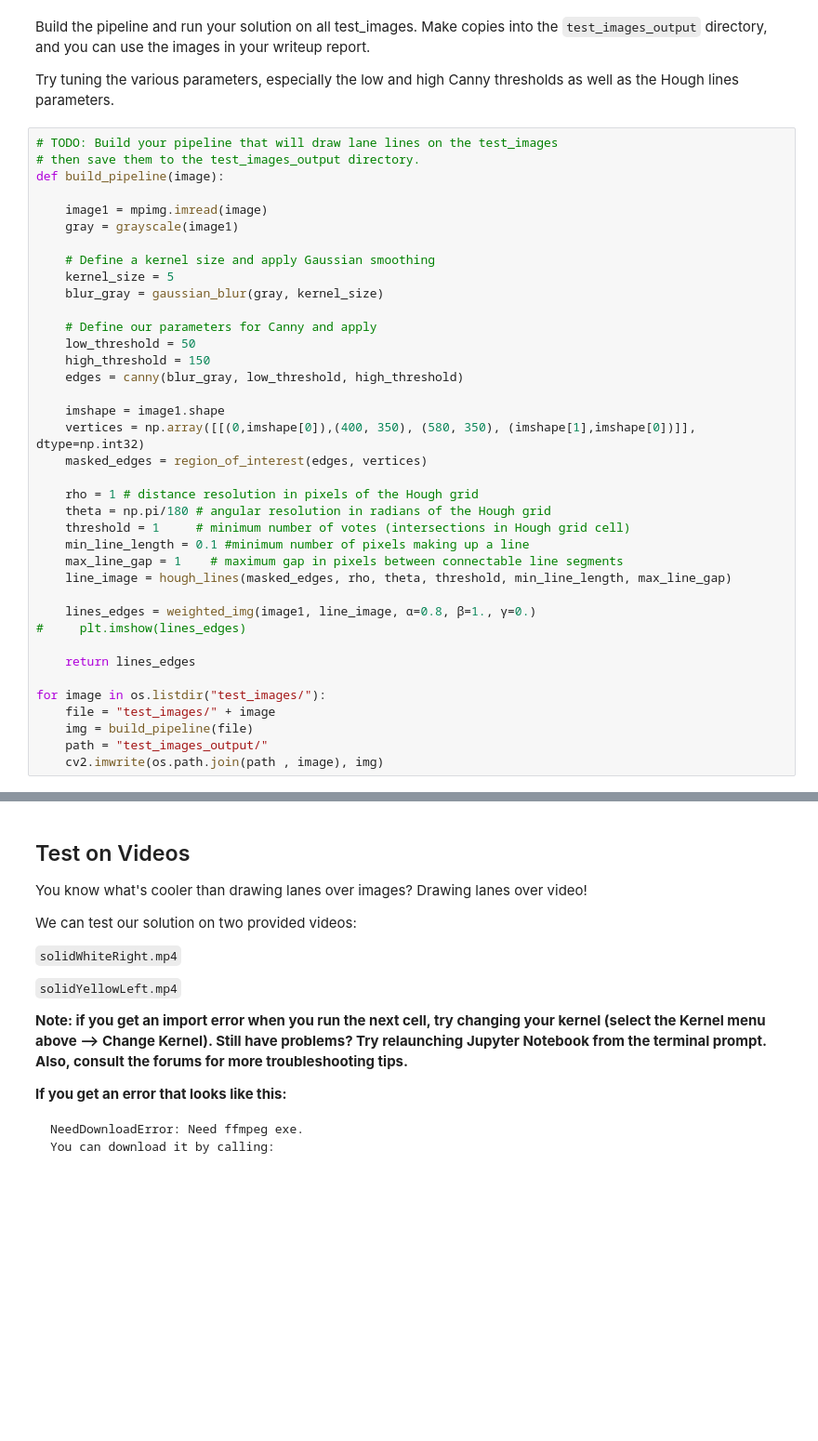
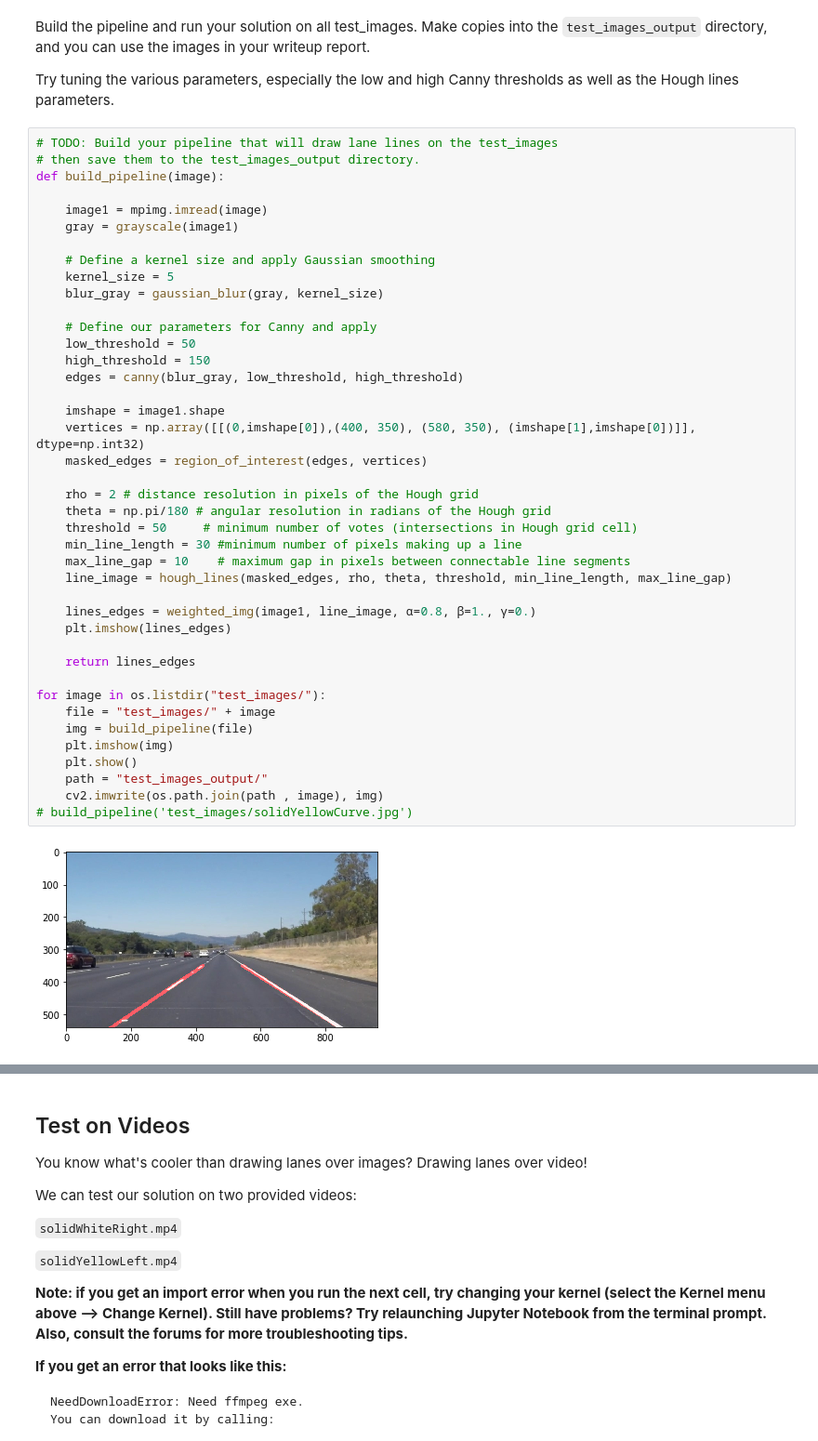
Before and after one commit to srinivasvukkalkar/FindingLaneLines, a Jupyter notebook: P1.ipynb, the cells around one changed output, grey strips where cells are left out. Shown at 93% size. Drawn from its saved outputs; the diff is of its cells as text; blank space fills up the shorter version.

```diff
--- a/P1.ipynb
+++ b/P1.ipynb
@@ -199,35 +248,40 @@ Try tuning the various parameters, especially the low and high Canny thresholds
 def build_pipeline(image):
 
     image1 = mpimg.imread(image)
     gray = grayscale(image1)
 
     # Define a kernel size and apply Gaussian smoothing
     kernel_size = 5
     blur_gray = gaussian_blur(gray, kernel_size)
 
     # Define our parameters for Canny and apply
     low_threshold = 50
     high_threshold = 150
     edges = canny(blur_gray, low_threshold, high_threshold)
 
     imshape = image1.shape
     vertices = np.array([[(0,imshape[0]),(400, 350), (580, 350), (imshape[1],imshape[0])]], dtype=np.int32)
     masked_edges = region_of_interest(edges, vertices)
 
-    rho = 1 # distance resolution in pixels of the Hough grid
+    rho = 2 # distance resolution in pixels of the Hough grid
     theta = np.pi/180 # angular resolution in radians of the Hough grid
-    threshold = 1     # minimum number of votes (intersections in Hough grid cell)
-    min_line_length = 0.1 #minimum number of pixels making up a line
-    max_line_gap = 1    # maximum gap in pixels between connectable line segments
+    threshold = 50     # minimum number of votes (intersections in Hough grid cell)
+    min_line_length = 30 #minimum number of pixels making up a line
+    max_line_gap = 10    # maximum gap in pixels between connectable line segments
     line_image = hough_lines(masked_edges, rho, theta, threshold, min_line_length, max_line_gap)
 
     lines_edges = weighted_img(image1, line_image, α=0.8, β=1., γ=0.)
-#     plt.imshow(lines_edges)
+    plt.imshow(lines_edges)
 
     return lines_edges
 
 for image in os.listdir("test_images/"):
     file = "test_images/" + image
     img = build_pipeline(file)
+    plt.imshow(img)
+    plt.show()
     path = "test_images_output/"
     cv2.imwrite(os.path.join(path , image), img)
+# build_pipeline('test_images/solidYellowCurve.jpg')
+# %% [output]
+[figure, added]
```
Also changed, not shown: parts of 11 cells of this notebook, 1 other file.
